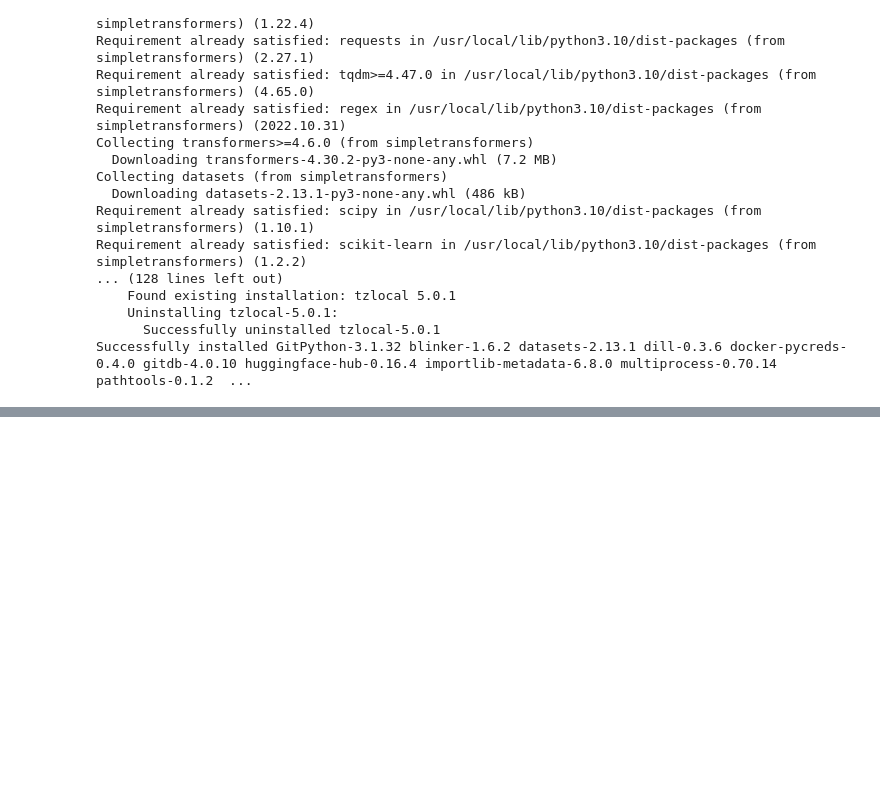
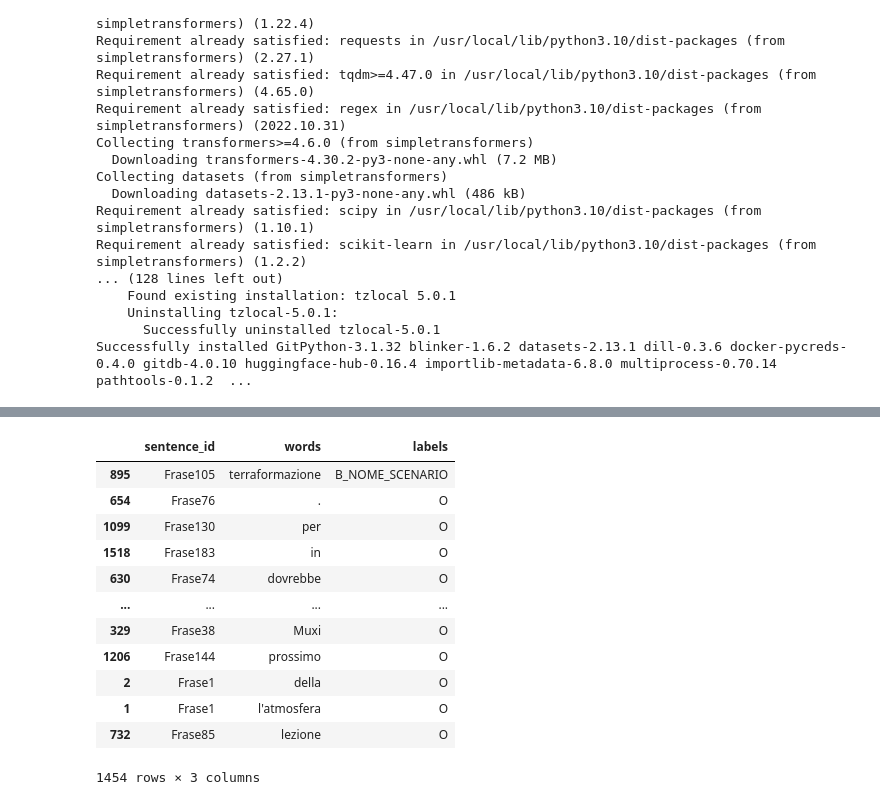
Before and after one commit to Everysimo/Muxi_SE4AI, a Jupyter notebook: Muxi_BERT_NamedEntityRecognition.ipynb, the cells around one changed output, grey strips where cells are left out. Drawn from its saved outputs; the diff is of its cells as text; code cells hidden in the pictures; blank space fills up the shorter version.

```diff
--- a/Muxi_BERT_NamedEntityRecognition.ipynb
+++ b/Muxi_BERT_NamedEntityRecognition.ipynb
@@ -87,0 +88,27 @@ data["Intent"] = LabelEncoder().fit_transform(data["Intent"] )
+# %%
+data["labels"] = data["labels"].str.upper()
+# %%
+X= data[["sentence_id","words"]]
+Y =data["labels"]
+# %%
+x_train, x_test, y_train, y_test = train_test_split(X,Y, test_size =0.2)
+# %%
+#building up train data and test data
+train_data = pd.DataFrame({"sentence_id":x_train["sentence_id"],"words":x_train["words"],"labels":y_train})
+test_data = pd.DataFrame({"sentence_id":x_test["sentence_id"],"words":x_test["words"],"labels":y_test})
+# %%
+train_data
+# %% [output]
+|  | sentence_id | words | labels |
+| 895 | Frase105 | terraformazione | B_NOME_SCENARIO |
+| 654 | Frase76 | . | O |
+| 1099 | Frase130 | per | O |
+| 1518 | Frase183 | in | O |
+| 630 | Frase74 | dovrebbe | O |
+| ... | ... | ... | ... |
+| 329 | Frase38 | Muxi | O |
+| 1206 | Frase144 | prossimo | O |
+| 2 | Frase1 | della | O |
+| 1 | Frase1 | l'atmosfera | O |
+| 732 | Frase85 | lezione | O |
+1454 rows × 3 columns
```
Also changed, not shown: parts of 4 cells of this notebook.
